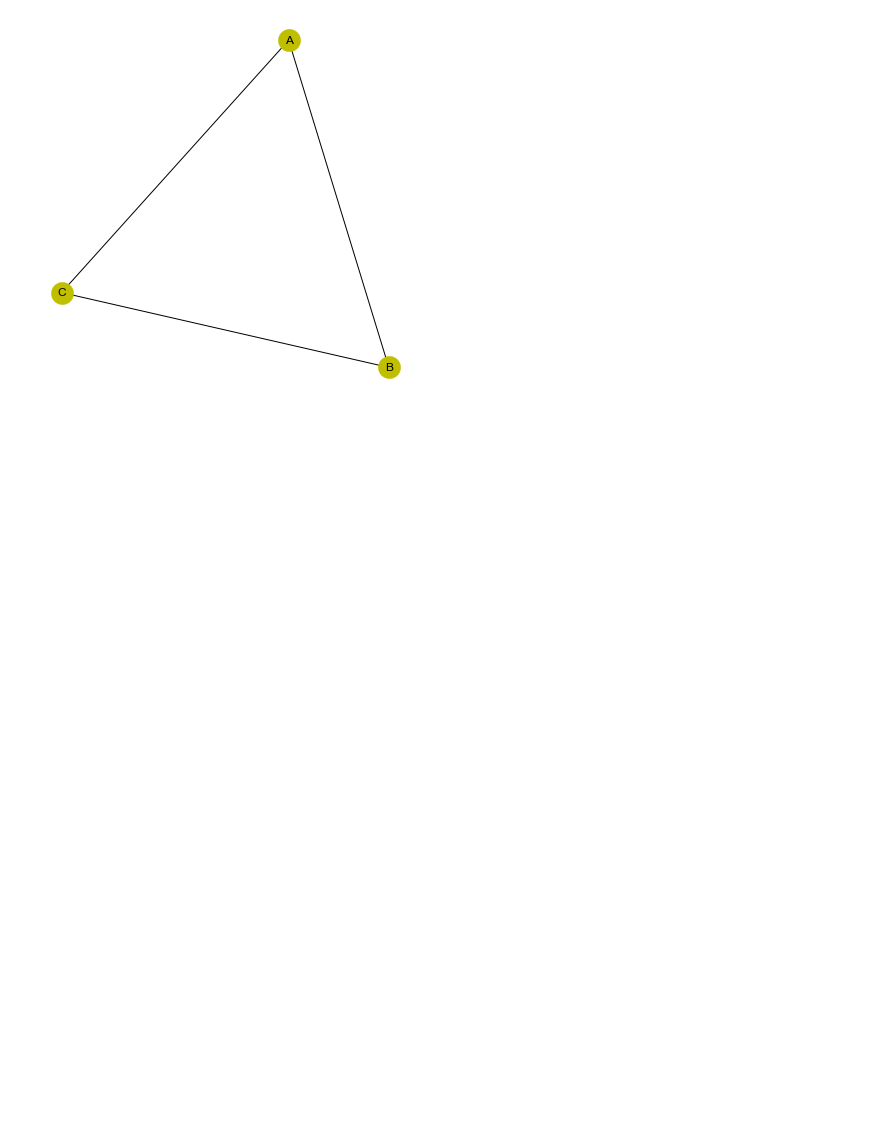
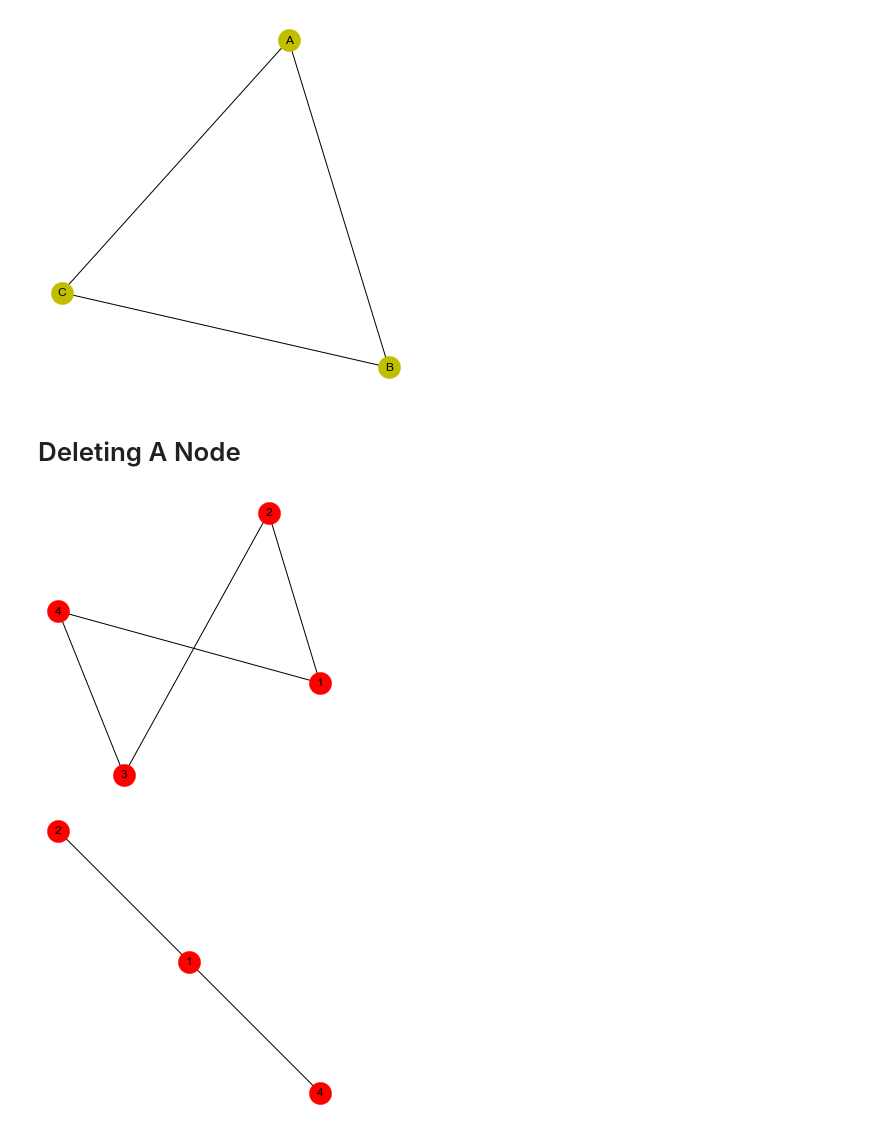
Before and after one commit to JayantGoel001/GraphsAndSocialNetworkAnalytics, a Jupyter notebook: Defining Functions.ipynb, the cells around one changed output. Saved outputs shown, nothing was run; the diff lists cells and outputs as text; code cells hidden in the pictures; blank space fills up the shorter version.

```diff
--- a/Defining Functions.ipynb
+++ b/Defining Functions.ipynb
@@ -36,3 +36,22 @@ def simpleGraph():
 simpleGraph()
 # %% [output]
 [figure]
+# %% [markdown]
+# Deleting A Node
+# %%
+def deleteNodes():
+    G = nx.Graph()
+    G.add_edges_from([(1,2),(2,3),(3,4),(4,1)])
+    plt.figure(figsize=(4,4))
+    nx.draw(G,with_labels=True,node_color='r',node_size=500)
+    plt.show()
+
+    G.remove_node(3)
+    plt.figure(figsize=(4,4))
+    nx.draw(G,with_labels=True,node_color='r',node_size=500)
+    plt.show()
+# %%
+deleteNodes()
+# %% [output]
+[figure, added]
+[figure, added]
```
Also changed, not shown: parts of 2 cells of this notebook.
